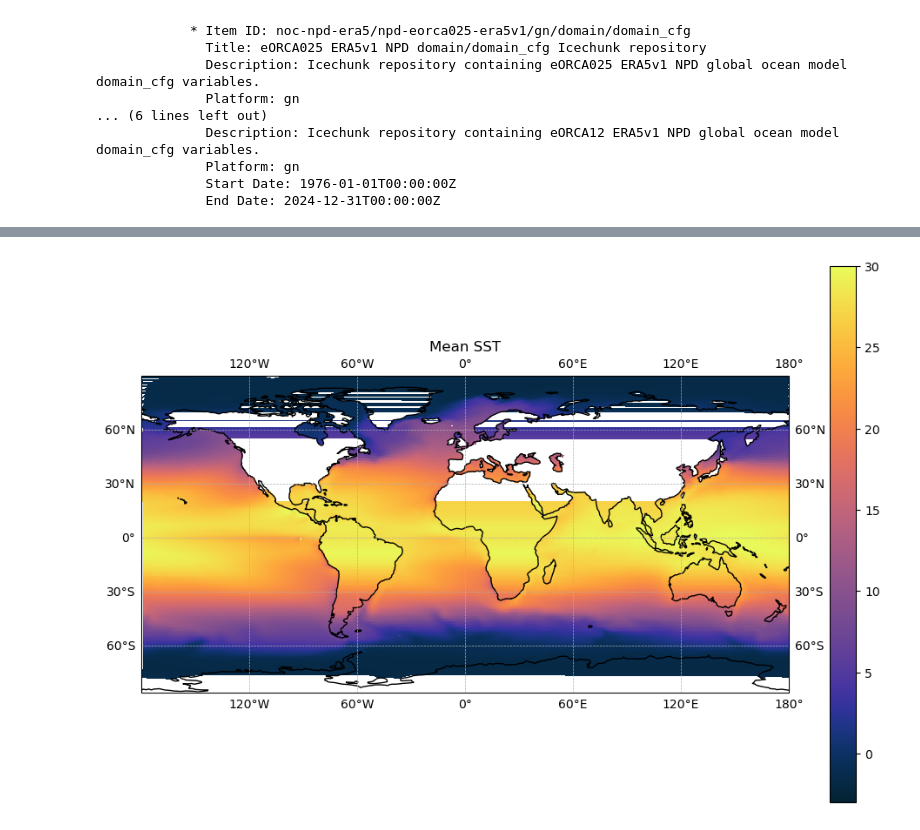
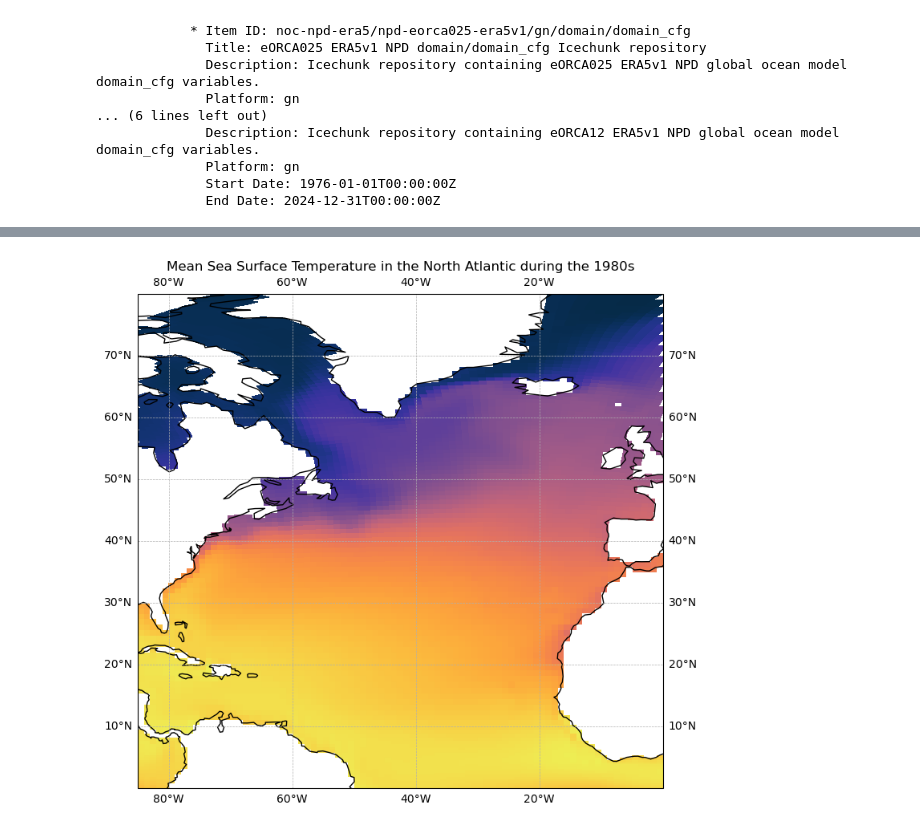
Before and after one commit to Tom-A-H/All-Code-, a Jupyter notebook: Exploring Data Trees/data trees.ipynb, the cells around one changed output, grey strips where cells are left out. Drawn from its saved outputs; the diff is of its cells as text; code cells hidden in the pictures.

```diff
--- a/Exploring Data Trees/data trees.ipynb
+++ b/Exploring Data Trees/data trees.ipynb
@@ -57,9 +57,13 @@ config = config.rename({'z': 'nav_lev'})
               End Date: 2024-12-31T00:00:00Z
 # %%
 datasets = {"parent": {"domain": config, "gridT": ds1}}
-dt = NEMODataTree.from_datasets(datasets = datasets)
-dataset_full = dt['/gridT']
+dt_initial = NEMODataTree.from_datasets(datasets = datasets)
 
-mask = (dataset_full['gphit'] >= 0) & (dataset_full['gphit'] <= 80) & (dataset_full['glamt'] >= -85 ) & (dataset_full['glamt'] <= 0)
-subset = dataset_full.where(mask, drop=True)
+bbox = (-85.0, 0.0, 0.0, 80.0)
+dt_clipped = dt_initial.clip_grid(grid="/gridT", bbox=bbox)
+areas = dt_clipped.cell_area(grid="/gridT", dim="k")
+
+# Need to geoindex after clipping
+dt = dt_clipped.add_geoindex(grid="/gridT")
+dt
 # %% [output]
@@ -120,0 +87,4 @@ time: mean (interval: 3600 s)
+# %%
+ds_global = ((dt_initial.add_geoindex(grid="/gridT"))['/gridT']).dataset
+ds = (dt['/gridT']).dataset
+ds
@@ -121,13 +136,13 @@ time: mean (interval: 3600 s)
 # %%
-fig, ax = plt.subplots(figsize = (12, 8), subplot_kw = {'projection': ccrs.PlateCarree()})
-mean_tos = dataset_full['tos_con'].mean(dim = 'time_counter')
-im = ax.pcolormesh(dataset_full['glamt'], dataset_full['gphit'], mean_tos, cmap = cmocean.cm.thermal, transform = ccrs.PlateCarree(), vmin = -3, vmax = 30)
-cl = ax.coastlines()
-gl = ax.gridlines(draw_labels = True, linewidth = 0.5, linestyle = '--')
-ax.set_title('Mean SST')
+fig, ax = plt.subplots(figsize=(12, 8), subplot_kw={'projection': ccrs.PlateCarree()})
+data = ds['tos_con'].mean(dim='time_counter')
+im = ax.pcolormesh(ds['glamt'],  ds['gphit'], data, cmap=cmocean.cm.thermal, transform=ccrs.PlateCarree(), vmin = -3, vmax = 30)
+ax.coastlines()
+ax.gridlines(draw_labels=True, linewidth=0.5, linestyle='--')
+ax.set_title('Mean Sea Surface Temperature in the North Atlantic during the 1980s')
+ax.set_extent([-85.0, 0.0, 0.0, 80.0], crs=ccrs.PlateCarree())
 
-plt.colorbar(im, ax = ax)
 plt.show()
 # %% [output]
-[figure, old version]
+[figure, new version]
 # %%
```
Also changed, not shown: parts of 6 cells of this notebook, 6 other files.
